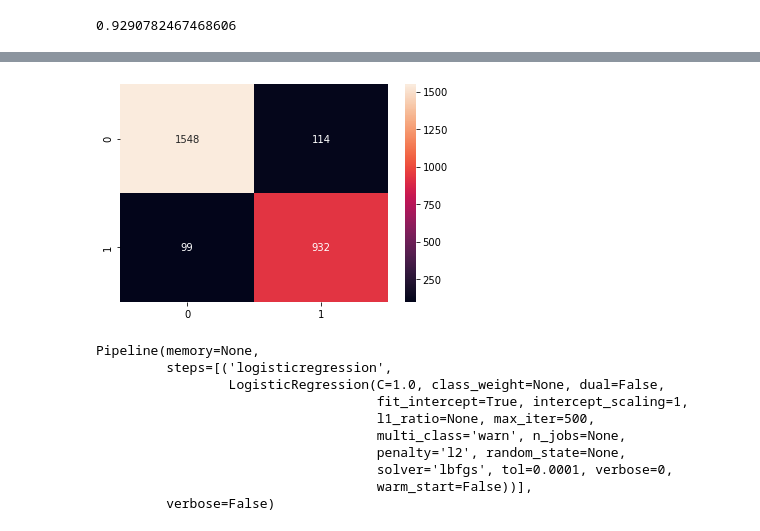
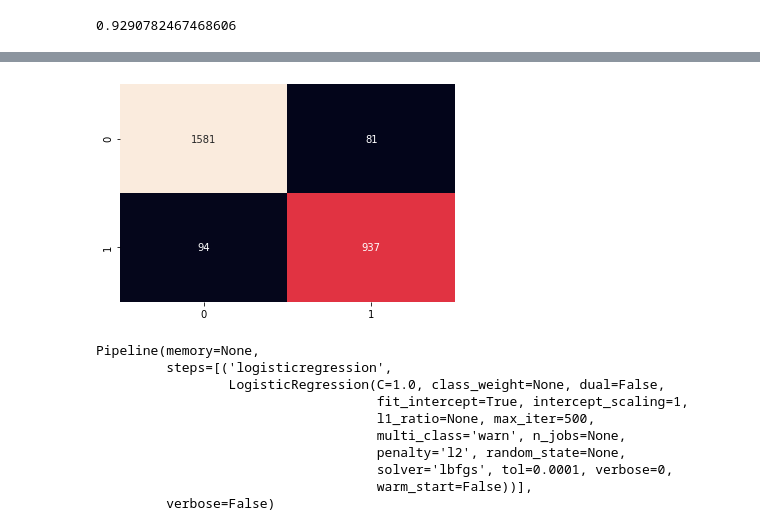
Before and after one commit to jasonrims/spam_classifier, a Jupyter notebook: Spam_classifier.ipynb, the cells around one changed output, grey strips where cells are left out. Cells and saved outputs as stored; diff of their text form; code cells hidden in the pictures.

Commit message:
'path'

```diff
--- a/Spam_classifier.ipynb
+++ b/Spam_classifier.ipynb
@@ -2,15 +2,19 @@
 import pandas as pd
 import matplotlib.pyplot as plt
 import seaborn as sns
+# %%
+from pathlib import Path
+names_data=str(Path.cwd().joinpath('names.csv'))
+value_data=str(Path.cwd().joinpath('data.csv'))
 # %%
 #Read column names from the csv.name
-names=pd.read_csv('names.csv',header=None)
+names=pd.read_csv(names_data,header=None)
 # %%
 #Convert column names into list
 names=[i[0] for i in names.values]
 # %%
 #Read data
-data=pd.read_csv('data.csv',sep=';',header=None)
+data=pd.read_csv(value_data,sep=';',header=None)
 # %%
 #Assigning column names
 data.columns=names
@@ -148,3 +152,5 @@ cross_val_score(pipe, X_train, y_train, cv=5, scoring='accuracy').mean()
 0.9290782467468606
 # %%
 from sklearn.metrics import f1_score,confusion_matrix
+# %%
+pipe.fit(X_train, y_train)
@@ -151,10 +168,10 @@ from sklearn.metrics import f1_score,confusion_matrix
 # %%
 #Confusion metrics and visualising using heatmap
 cm1=confusion_matrix(y_train,pipe.predict(X_train))
-sns.heatmap(cm1,annot=True,fmt="d")
+sns.heatmap(cm1,annot=True,fmt="d",cbar=False)
 plt.show()
 # %% [output]
-[figure, old version]
+[figure, new version]
 # %%
 pipe.fit(X_test, y_test)
 # %% [output]
```
Also changed, not shown: parts of 3 cells of this notebook.
